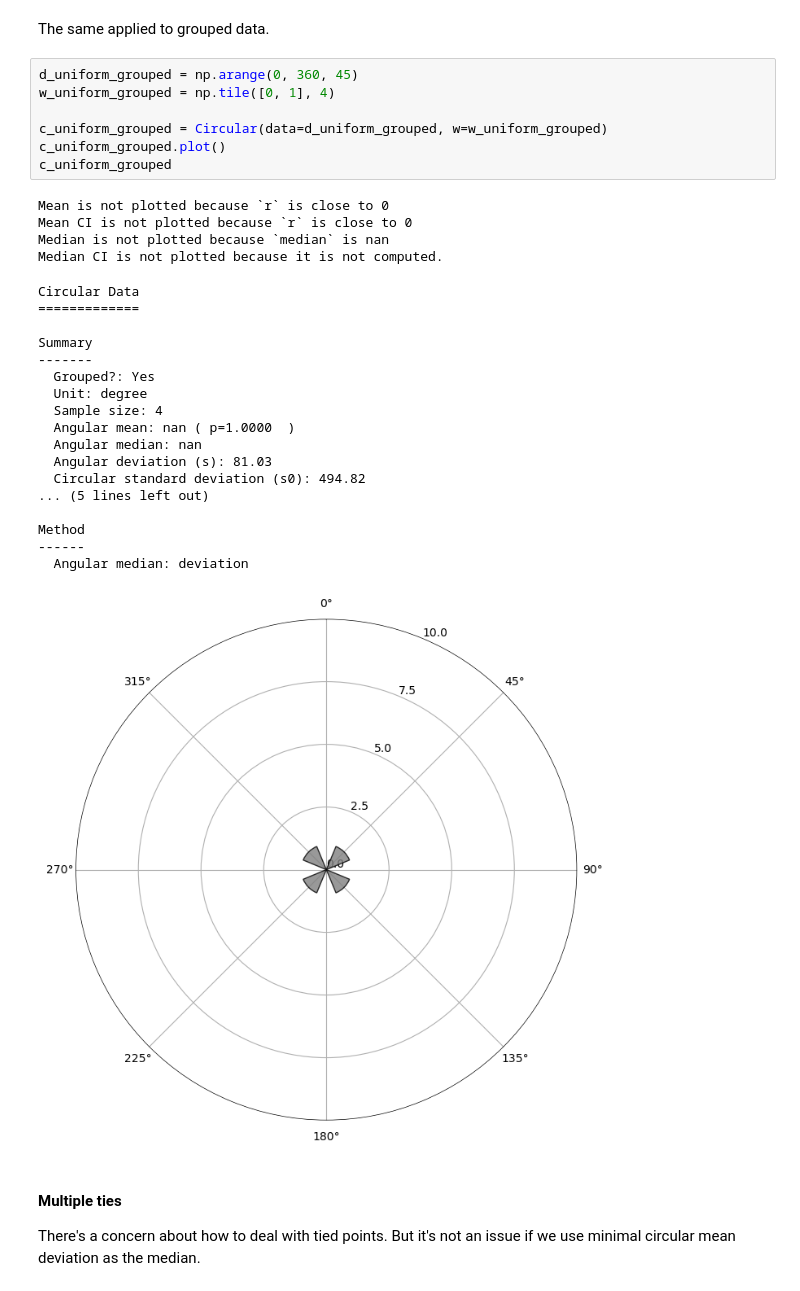
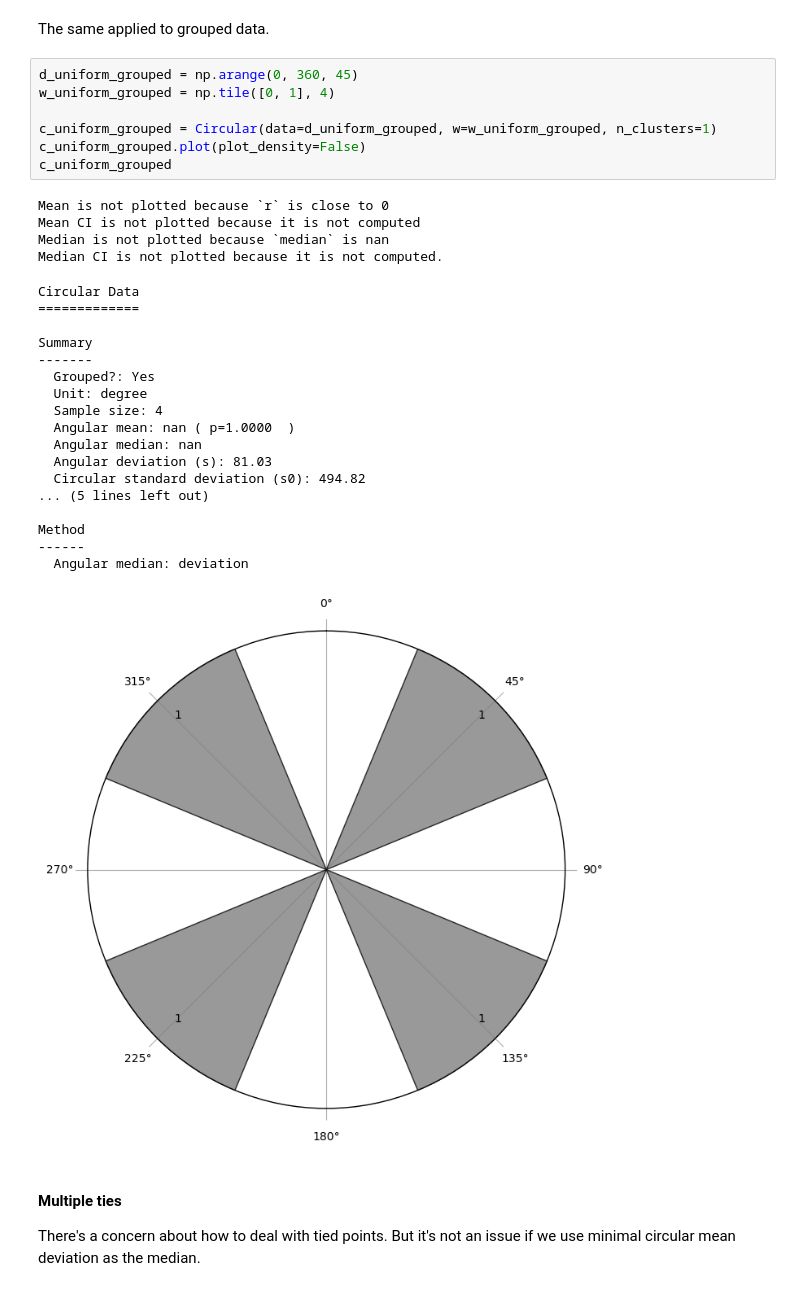
Before and after one commit to circstat/pycircstat2, a Jupyter notebook: examples/02-circular-median.ipynb, the cells around one changed output. Cells and saved outputs as stored; diff of their text form.

Commit message:
fixed: bugs in MoVM(); improved plot_circ()

```diff
--- a/examples/02-circular-median.ipynb
+++ b/examples/02-circular-median.ipynb
@@ -166,33 +169,33 @@ The same applied to grouped data.
 # %%
 d_uniform_grouped = np.arange(0, 360, 45)
 w_uniform_grouped = np.tile([0, 1], 4)
 
-c_uniform_grouped = Circular(data=d_uniform_grouped, w=w_uniform_grouped)
-c_uniform_grouped.plot()
+c_uniform_grouped = Circular(data=d_uniform_grouped, w=w_uniform_grouped, n_clusters=1)
+c_uniform_grouped.plot(plot_density=False)
 c_uniform_grouped
 # %% [output]
 Mean is not plotted because `r` is close to 0
-Mean CI is not plotted because `r` is close to 0
+Mean CI is not plotted because it is not computed
 Median is not plotted because `median` is nan
 Median CI is not plotted because it is not computed.
 Circular Data
 =============
 
 Summary
 -------
   Grouped?: Yes
   Unit: degree
   Sample size: 4
   Angular mean: nan ( p=1.0000  )
   Angular median: nan
   Angular deviation (s): 81.03
   Circular standard deviation (s0): 494.82
 ... (5 lines left out)
 
 Method
 ------
   Angular median: deviation
-[figure, old version]
+[figure, new version]
 # %% [markdown]
 #### Multiple ties
 
```
Also changed, not shown: parts of 10 cells of this notebook, 5 other files.
